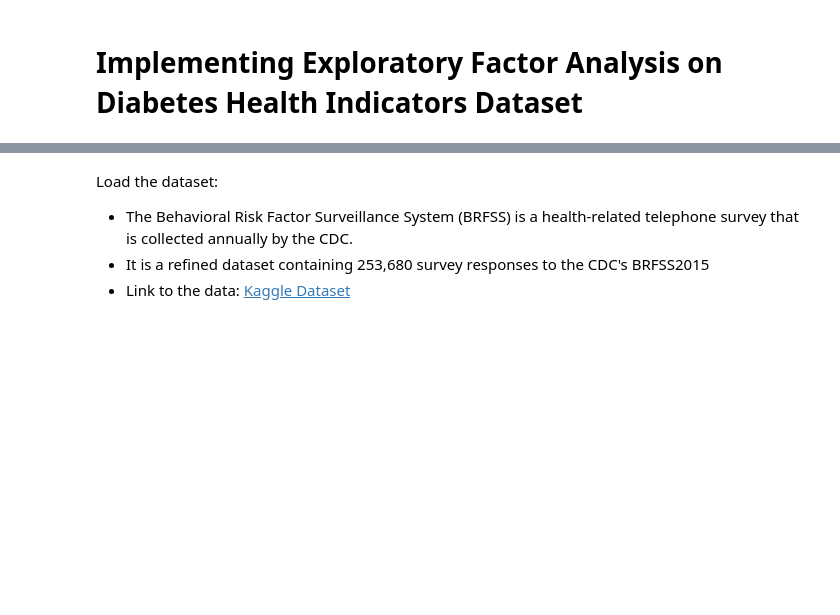
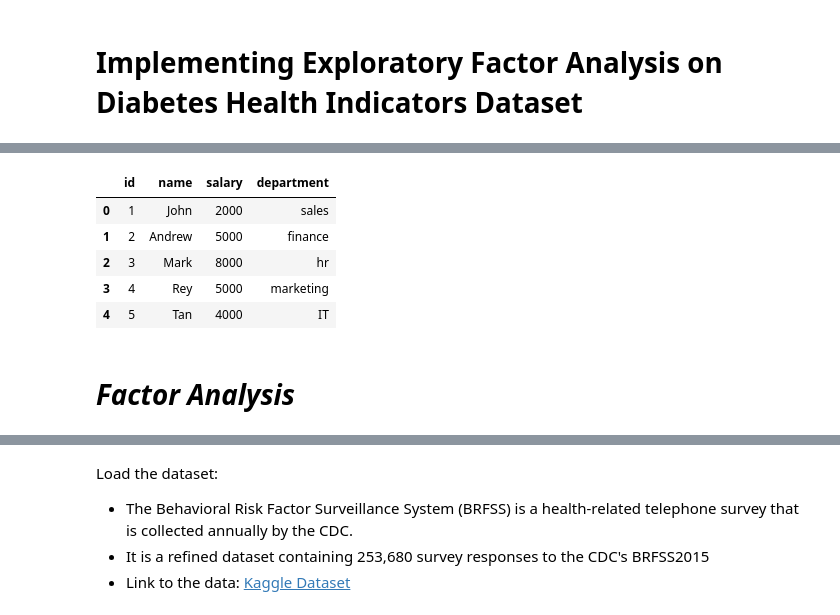
Before and after one commit to santoshsahini19/ai-playground, a Jupyter notebook: factor_analysis.ipynb, the cells around one changed output, grey strips where cells are left out. Drawn from its saved outputs; the diff is of its cells as text; code cells hidden in the pictures; blank space fills up the shorter version.

```diff
--- a/factor_analysis.ipynb
+++ b/factor_analysis.ipynb
@@ -5,3 +24,17 @@
+# %%
+# Now you can access files relative to this folder
+import pandas as pd
+df = pd.read_csv("test.csv")  # adjust path as needed
+df.head()
+# %% [output]
+|  | id | name | salary | department |
+| 0 | 1 | John | 2000 | sales |
+| 1 | 2 | Andrew | 5000 | finance |
+| 2 | 3 | Mark | 8000 | hr |
+| 3 | 4 | Rey | 5000 | marketing |
+| 4 | 5 | Tan | 4000 | IT |
+# %% [markdown]
+# ***Factor Analysis***
 # %%
 # install required libraries
 !pip install factor_analyzer matplotlib torch seaborn
```
Also changed, not shown: parts of 4 cells of this notebook.
